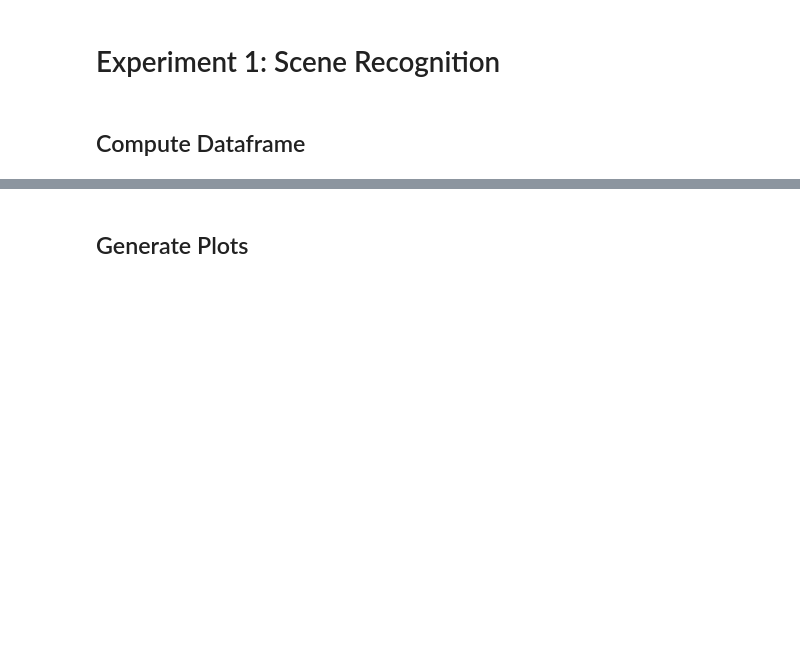
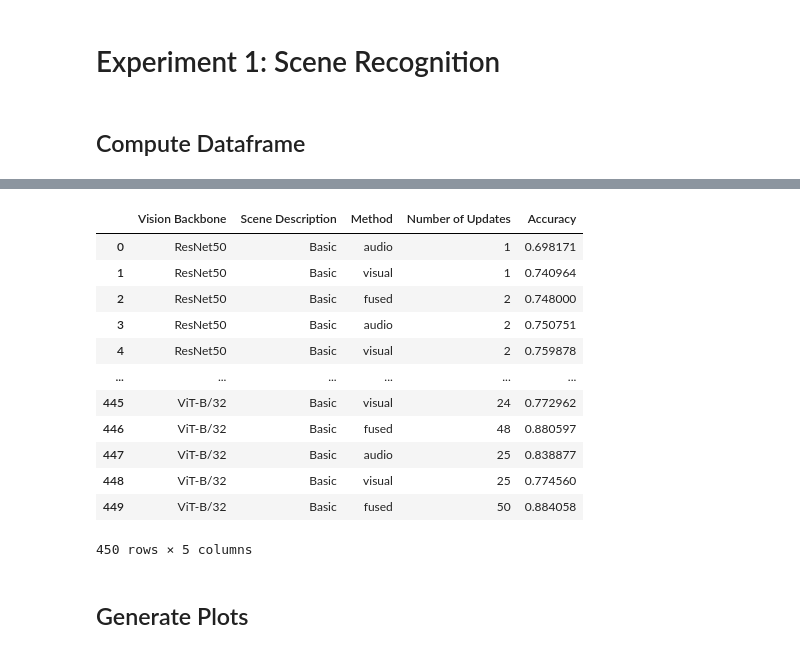
Before and after one commit to roboav8r/GrACIAS, a Jupyter notebook: scripts/analysis/analyze_all_results.ipynb, the cells around one changed output, grey strips where cells are left out. Drawn from its saved outputs; the diff is of its cells as text; code cells hidden in the pictures; blank space fills up the shorter version.

```diff
--- a/scripts/analysis/analyze_all_results.ipynb
+++ b/scripts/analysis/analyze_all_results.ipynb
@@ -303,2 +219,18 @@ scene_results_vitb32_basic.csv
+# %%
+scene_recognition_results_df
+# %% [output]
+|  | Vision Backbone | Scene Description | Method | Number of Updates | Accuracy |
+| 0 | ResNet50 | Basic | audio | 1 | 0.698171 |
+| 1 | ResNet50 | Basic | visual | 1 | 0.740964 |
+| 2 | ResNet50 | Basic | fused | 2 | 0.748000 |
+| 3 | ResNet50 | Basic | audio | 2 | 0.750751 |
+| 4 | ResNet50 | Basic | visual | 2 | 0.759878 |
+| ... | ... | ... | ... | ... | ... |
+| 445 | ViT-B/32 | Basic | visual | 24 | 0.772962 |
+| 446 | ViT-B/32 | Basic | fused | 48 | 0.880597 |
+| 447 | ViT-B/32 | Basic | audio | 25 | 0.838877 |
+| 448 | ViT-B/32 | Basic | visual | 25 | 0.774560 |
+| 449 | ViT-B/32 | Basic | fused | 50 | 0.884058 |
+450 rows × 5 columns
 # %% [markdown]
 ## Generate Plots
```
Also changed, not shown: parts of 5 cells of this notebook, 2 other files.
